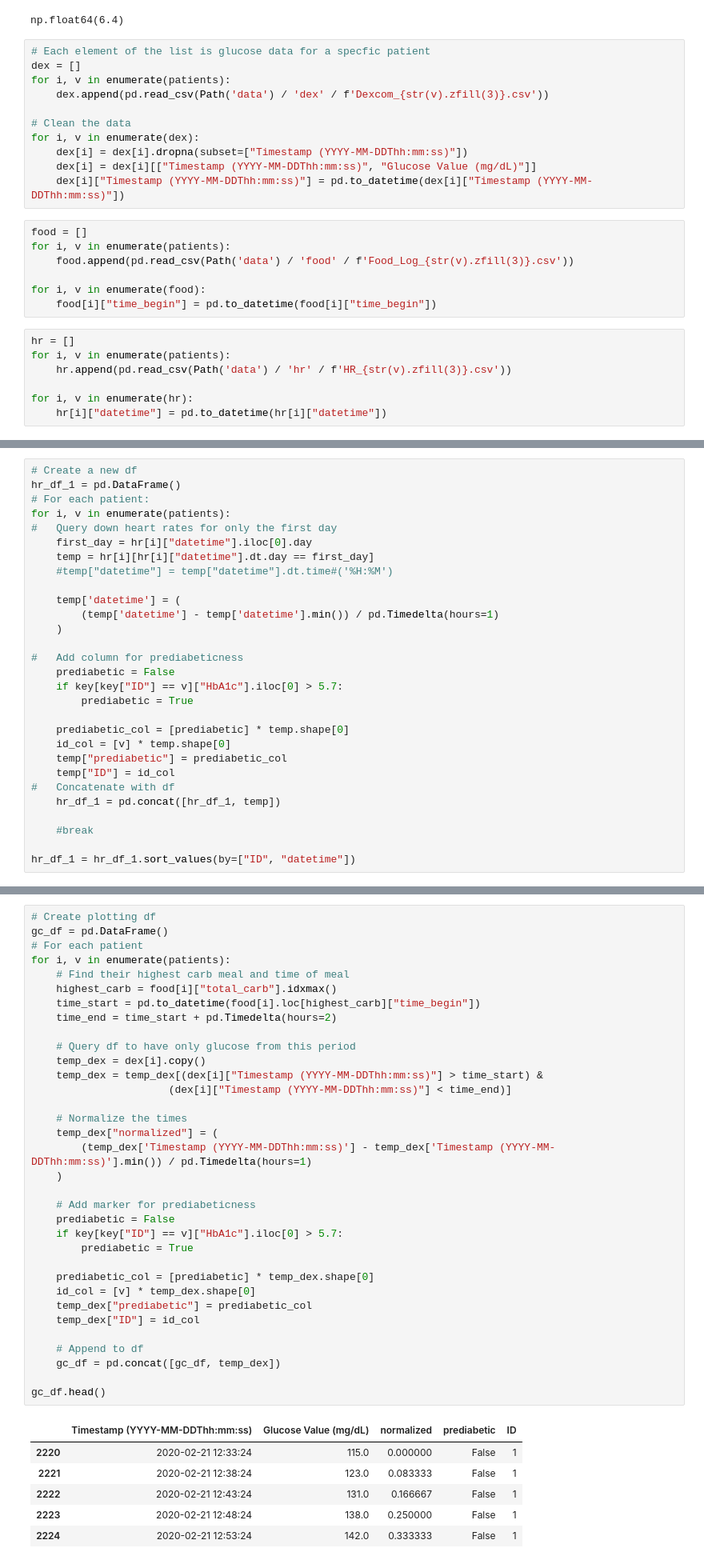
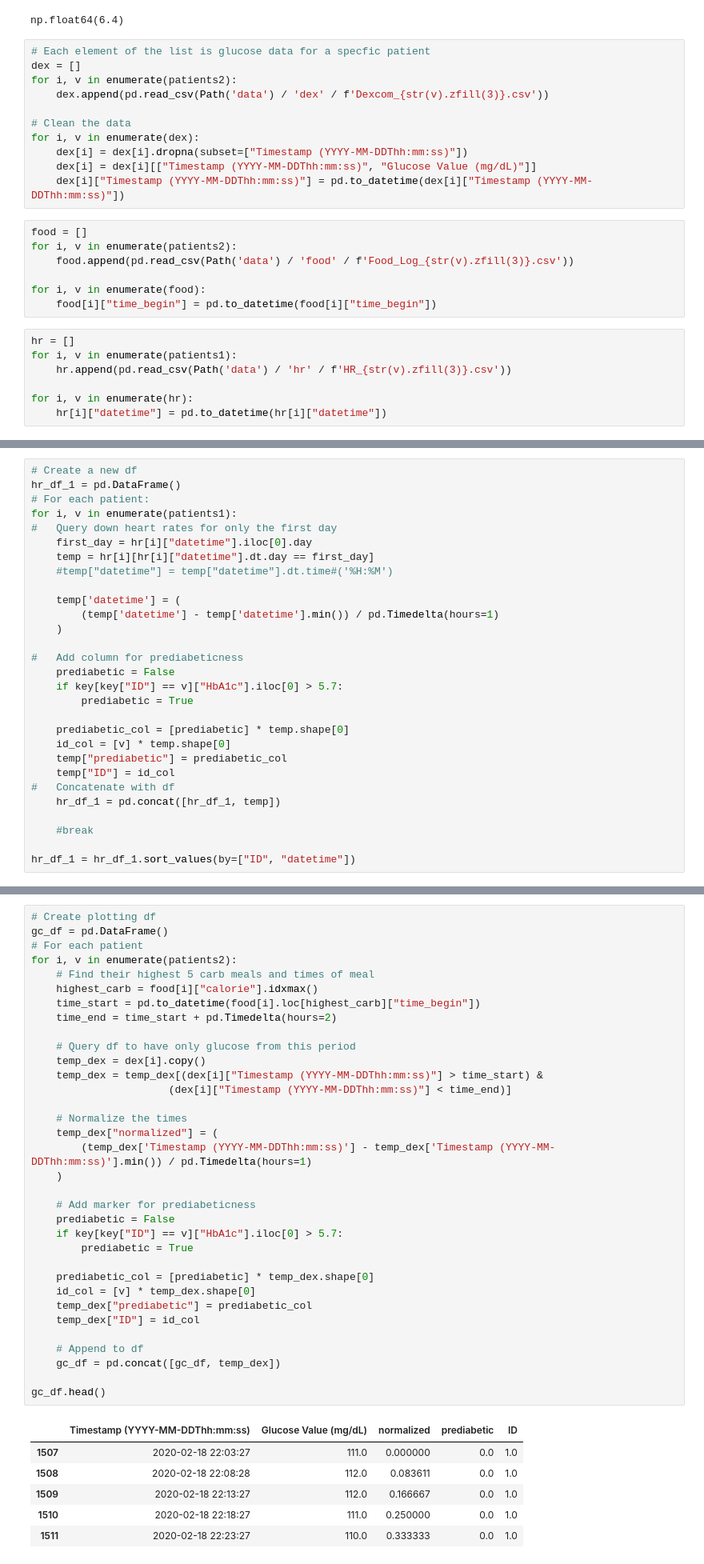
Before and after one commit to KrazyKats/glycemic_charts, a Jupyter notebook: eda.ipynb, the cells around one changed output, grey strips where cells are left out. Shown at 80% size. Drawn from its saved outputs; the diff is of its cells as text.

```diff
--- a/eda.ipynb
+++ b/eda.ipynb
@@ -25,7 +36,7 @@ np.float64(6.4)
 # %%
 # Each element of the list is glucose data for a specfic patient
 dex = []
-for i, v in enumerate(patients):
+for i, v in enumerate(patients2):
     dex.append(pd.read_csv(Path('data') / 'dex' / f'Dexcom_{str(v).zfill(3)}.csv'))
 
 # Clean the data
@@ -35,14 +46,14 @@ for i, v in enumerate(dex):
     dex[i]["Timestamp (YYYY-MM-DDThh:mm:ss)"] = pd.to_datetime(dex[i]["Timestamp (YYYY-MM-DDThh:mm:ss)"])
 # %%
 food = []
-for i, v in enumerate(patients):
+for i, v in enumerate(patients2):
     food.append(pd.read_csv(Path('data') / 'food' / f'Food_Log_{str(v).zfill(3)}.csv'))
 
 for i, v in enumerate(food):
     food[i]["time_begin"] = pd.to_datetime(food[i]["time_begin"])
 # %%
 hr = []
-for i, v in enumerate(patients):
+for i, v in enumerate(patients1):
     hr.append(pd.read_csv(Path('data') / 'hr' / f'HR_{str(v).zfill(3)}.csv'))
 
 for i, v in enumerate(hr):
@@ -78,7 +89,7 @@ def align_hours(df):
 # Create a new df
 hr_df_1 = pd.DataFrame()
 # For each patient:
-for i, v in enumerate(patients):
+for i, v in enumerate(patients1):
 #   Query down heart rates for only the first day
     first_day = hr[i]["datetime"].iloc[0].day
     temp = hr[i][hr[i]["datetime"].dt.day == first_day]
@@ -163,40 +174,40 @@ dex[0].head()
 # Create plotting df
 gc_df = pd.DataFrame()
 # For each patient
-for i, v in enumerate(patients):
-    # Find their highest carb meal and time of meal
-    highest_carb = food[i]["total_carb"].idxmax()
+for i, v in enumerate(patients2):
+    # Find their highest 5 carb meals and times of meal
+    highest_carb = food[i]["calorie"].idxmax()
     time_start = pd.to_datetime(food[i].loc[highest_carb]["time_begin"])
     time_end = time_start + pd.Timedelta(hours=2)
 
     # Query df to have only glucose from this period
     temp_dex = dex[i].copy()
     temp_dex = temp_dex[(dex[i]["Timestamp (YYYY-MM-DDThh:mm:ss)"] > time_start) &
                       (dex[i]["Timestamp (YYYY-MM-DDThh:mm:ss)"] < time_end)]
 
     # Normalize the times
     temp_dex["normalized"] = (
         (temp_dex['Timestamp (YYYY-MM-DDThh:mm:ss)'] - temp_dex['Timestamp (YYYY-MM-DDThh:mm:ss)'].min()) / pd.Timedelta(hours=1)
     )
 
     # Add marker for prediabeticness
     prediabetic = False
     if key[key["ID"] == v]["HbA1c"].iloc[0] > 5.7:
         prediabetic = True
 
     prediabetic_col = [prediabetic] * temp_dex.shape[0]
     id_col = [v] * temp_dex.shape[0]
     temp_dex["prediabetic"] = prediabetic_col
     temp_dex["ID"] = id_col
 
     # Append to df
     gc_df = pd.concat([gc_df, temp_dex])
 
 gc_df.head()
 # %% [output]
 |  | Timestamp (YYYY-MM-DDThh:mm:ss) | Glucose Value (mg/dL) | normalized | prediabetic | ID |
-| 2220 | 2020-02-21 12:33:24 | 115.0 | 0.000000 | False | 1 |
-| 2221 | 2020-02-21 12:38:24 | 123.0 | 0.083333 | False | 1 |
-| 2222 | 2020-02-21 12:43:24 | 131.0 | 0.166667 | False | 1 |
-| 2223 | 2020-02-21 12:48:24 | 138.0 | 0.250000 | False | 1 |
-| 2224 | 2020-02-21 12:53:24 | 142.0 | 0.333333 | False | 1 |
+| 1507 | 2020-02-18 22:03:27 | 111.0 | 0.000000 | 0.0 | 1.0 |
+| 1508 | 2020-02-18 22:08:28 | 112.0 | 0.083611 | 0.0 | 1.0 |
+| 1509 | 2020-02-18 22:13:27 | 112.0 | 0.166667 | 0.0 | 1.0 |
+| 1510 | 2020-02-18 22:18:27 | 111.0 | 0.250000 | 0.0 | 1.0 |
+| 1511 | 2020-02-18 22:23:27 | 110.0 | 0.333333 | 0.0 | 1.0 |
```
Also changed, not shown: parts of 7 cells of this notebook, 1 other file.
